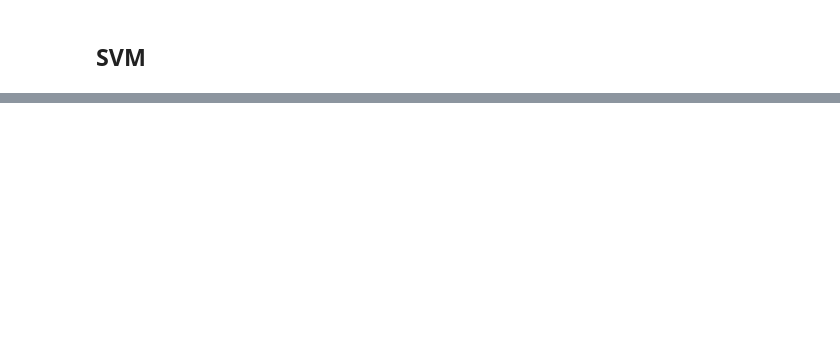
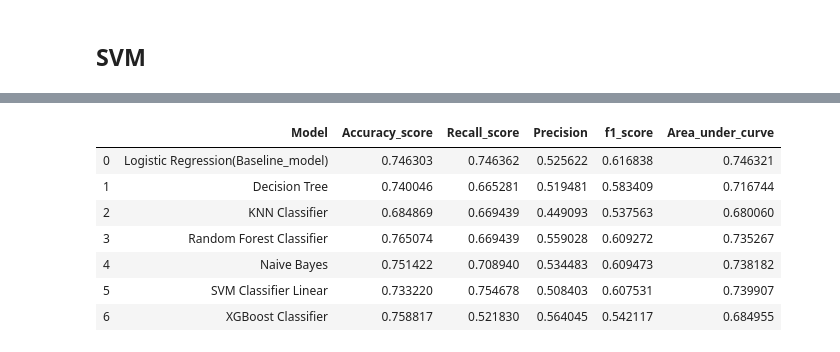
Before and after one commit to GitHub-ccd/Customer_churn_classification_MOD_3, a Jupyter notebook: 4-Model.ipynb, the cells around one changed output, grey strips where cells are left out. Saved outputs shown, nothing was run; the diff lists cells and outputs as text; code cells hidden in the pictures; blank space fills up the shorter version.

```diff
--- a/4-Model.ipynb
+++ b/4-Model.ipynb
@@ -425,0 +441,79 @@ weighted avg       0.79      0.70      0.72      1758
+# %%
+from sklearn.metrics import f1_score
+from sklearn.metrics import cohen_kappa_score
+from sklearn.metrics import precision_score
+from sklearn.metrics import roc_auc_score
+from sklearn.neighbors import KNeighborsClassifier
+from sklearn.ensemble import RandomForestClassifier
+from sklearn.svm import SVC
+from sklearn.naive_bayes import GaussianNB
+from xgboost import XGBClassifier
+
+#gives model report in dataframe
+def model_report(model,training_x,testing_x,training_y,testing_y,name) :
+    model.fit(training_x,training_y)
+    predictions  = model.predict(testing_x)
+    accuracy     = accuracy_score(testing_y,predictions)
+    recallscore  = recall_score(testing_y,predictions)
+    precision    = precision_score(testing_y,predictions)
+    roc_auc      = roc_auc_score(testing_y,predictions)
+    f1score      = f1_score(testing_y,predictions)
+
+
+    df = pd.DataFrame({"Model"           : [name],
+                       "Accuracy_score"  : [accuracy],
+                       "Recall_score"    : [recallscore],
+                       "Precision"       : [precision],
+                       "f1_score"        : [f1score],
+                       "Area_under_curve": [roc_auc],
+                      })
+    return df
+
+#outputs for every model
+logit = LogisticRegression()
+model1 = model_report(logit,X_train_resampled,X_test,y_train_resampled,y_test,
+                      "Logistic Regression(Baseline_model)")
+decision_tree = DecisionTreeClassifier(max_depth = 9,
+                                       random_state = 123,
+                                       splitter  = "best",
+                                       criterion = "gini",
+                                      )
+model4 = model_report(decision_tree,X_train_resampled,X_test,y_train_resampled,y_test,
+                      "Decision Tree")
+knn = KNeighborsClassifier(algorithm='auto', leaf_size=30, metric='minkowski',
+           metric_params=None, n_jobs=1, n_neighbors=5, p=2,
+           weights='uniform')
+
+model5 = model_report(knn,X_train_resampled,X_test,y_train_resampled,y_test,
+                      "KNN Classifier")
+rfc = RandomForestClassifier(n_estimators = 1000,
+                             random_state = 123,
+                             max_depth = 9,
+                             criterion = "gini")
+model6 = model_report(rfc,X_train_resampled,X_test,y_train_resampled,y_test,
+                      "Random Forest Classifier")
+gnb = GaussianNB(priors=None)
+model7 = model_report(gnb,X_train_resampled,X_test,y_train_resampled,y_test,
+                      "Naive Bayes")
+svc_lin  = SVC(C=1.0, cache_size=200, class_weight=None, coef0=0.0,
+               decision_function_shape='ovr', degree=3, gamma=1.0, kernel='linear',
+               max_iter=-1, probability=True, random_state=None, shrinking=True,
+               tol=0.001, verbose=False)
+model8 = model_report(svc_lin,X_train_resampled,X_test,y_train_resampled,y_test,
+                      "SVM Classifier Linear")
+xgc = XGBClassifier(base_score=0.5, booster='gbtree', colsample_bylevel=1,
+                    colsample_bytree=1, gamma=0, learning_rate=0.9, max_delta_step=0,
+                    max_depth = 7, min_child_weight=1, missing=None, n_estimators=100,
+                    n_jobs=1, nthread=None, objective='binary:logistic', random_state=0,
+                    reg_alpha=0, reg_lambda=1, scale_pos_weight=1, seed=None,
+                    silent=True, subsample=1)
+model11 = model_report(xgc,X_train_resampled,X_test,y_train_resampled,y_test,
+                      "XGBoost Classifier")
+
+#concat all models
+model_performances = pd.concat([model1,model4,model5,model6,
+                                model7,model8,model11],axis = 0).reset_index()
+
+model_performances = model_performances.drop(columns = "index",axis =1)
+display(model_performances)
+# %% [output]
@@ -425,0 +521,8 @@ weighted avg       0.79      0.70      0.72      1758
+|  | Model | Accuracy_score | Recall_score | Precision | f1_score | Area_under_curve |
+| 0 | Logistic Regression(Baseline_model) | 0.746303 | 0.746362 | 0.525622 | 0.616838 | 0.746321 |
+| 1 | Decision Tree | 0.740046 | 0.665281 | 0.519481 | 0.583409 | 0.716744 |
+| 2 | KNN Classifier | 0.684869 | 0.669439 | 0.449093 | 0.537563 | 0.680060 |
+| 3 | Random Forest Classifier | 0.765074 | 0.669439 | 0.559028 | 0.609272 | 0.735267 |
+| 4 | Naive Bayes | 0.751422 | 0.708940 | 0.534483 | 0.609473 | 0.738182 |
+| 5 | SVM Classifier Linear | 0.733220 | 0.754678 | 0.508403 | 0.607531 | 0.739907 |
+| 6 | XGBoost Classifier | 0.758817 | 0.521830 | 0.564045 | 0.542117 | 0.684955 |
```
Also changed, not shown: parts of 18 cells of this notebook, 2 other files.
